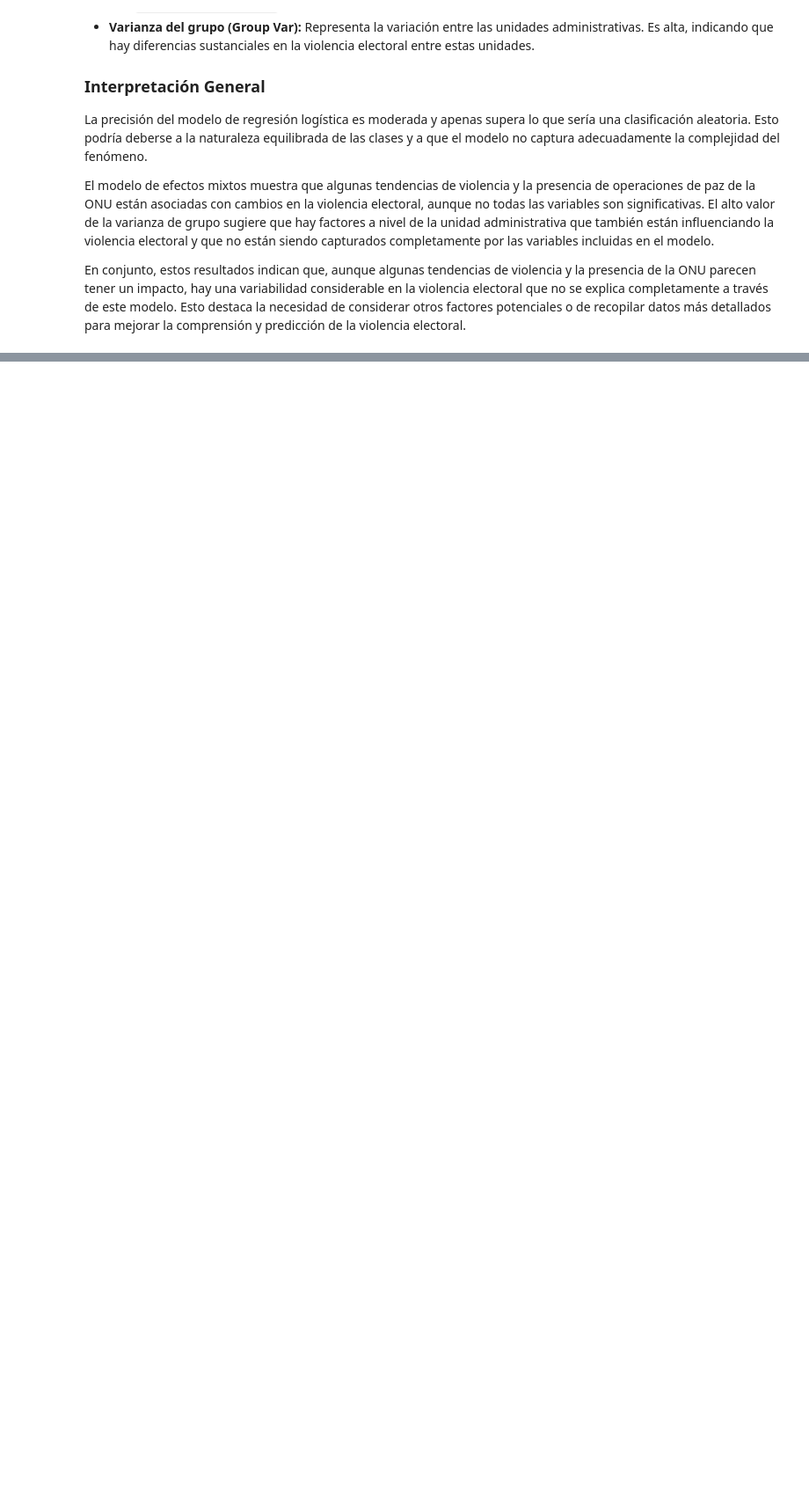
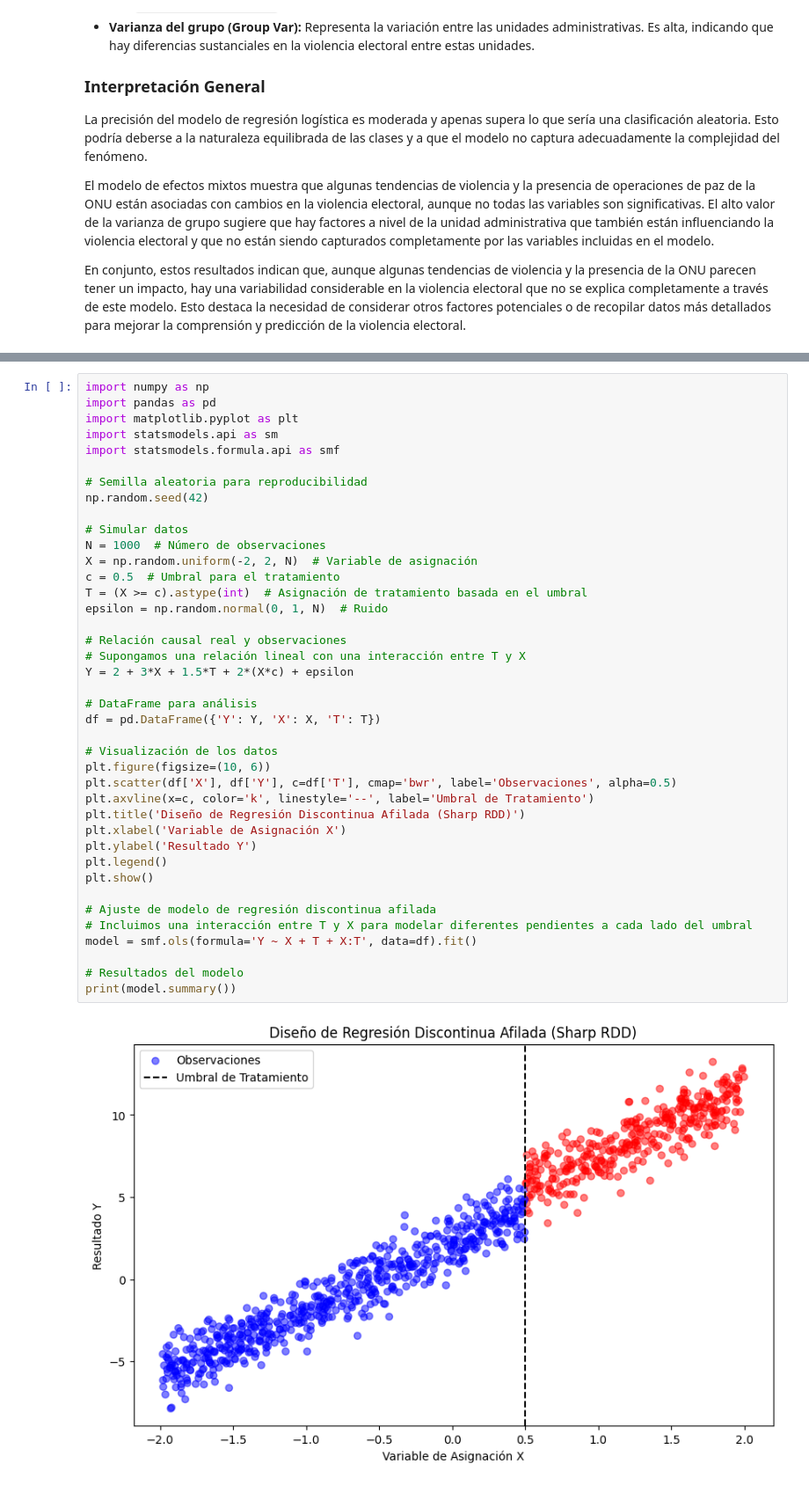
Before and after one commit to RAFS20/causal-inference, a Jupyter notebook: Causal_Inference.ipynb, the cells around one changed output, grey strips where cells are left out. Shown at 88% size. Saved outputs shown, nothing was run; the diff lists cells and outputs as text; blank space fills up the shorter version.

Commit message:
Causal inference

```diff
--- a/Causal_Inference.ipynb
+++ b/Causal_Inference.ipynb
@@ -1015,0 +1062,42 @@ En conjunto, estos resultados indican que, aunque algunas tendencias de violenci
+# %%
+import numpy as np
+import pandas as pd
+import matplotlib.pyplot as plt
+import statsmodels.api as sm
+import statsmodels.formula.api as smf
+
+# Semilla aleatoria para reproducibilidad
+np.random.seed(42)
+
+# Simular datos
+N = 1000  # Número de observaciones
+X = np.random.uniform(-2, 2, N)  # Variable de asignación
+c = 0.5  # Umbral para el tratamiento
+T = (X >= c).astype(int)  # Asignación de tratamiento basada en el umbral
+epsilon = np.random.normal(0, 1, N)  # Ruido
+
+# Relación causal real y observaciones
+# Supongamos una relación lineal con una interacción entre T y X
+Y = 2 + 3*X + 1.5*T + 2*(X*c) + epsilon
+
+# DataFrame para análisis
+df = pd.DataFrame({'Y': Y, 'X': X, 'T': T})
+
+# Visualización de los datos
+plt.figure(figsize=(10, 6))
+plt.scatter(df['X'], df['Y'], c=df['T'], cmap='bwr', label='Observaciones', alpha=0.5)
+plt.axvline(x=c, color='k', linestyle='--', label='Umbral de Tratamiento')
+plt.title('Diseño de Regresión Discontinua Afilada (Sharp RDD)')
+plt.xlabel('Variable de Asignación X')
+plt.ylabel('Resultado Y')
+plt.legend()
+plt.show()
+
+# Ajuste de modelo de regresión discontinua afilada
+# Incluimos una interacción entre T y X para modelar diferentes pendientes a cada lado del umbral
+model = smf.ols(formula='Y ~ X + T + X:T', data=df).fit()
+
+# Resultados del modelo
+print(model.summary())
+# %% [output]
+[figure, added]
```
Also changed, not shown: parts of 3 cells of this notebook.
